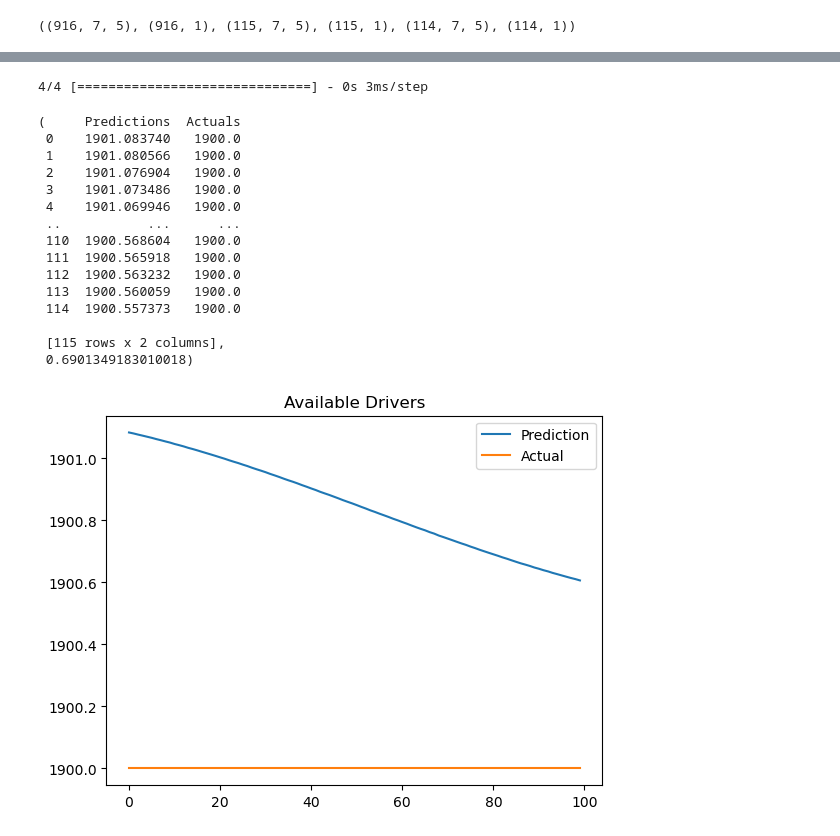
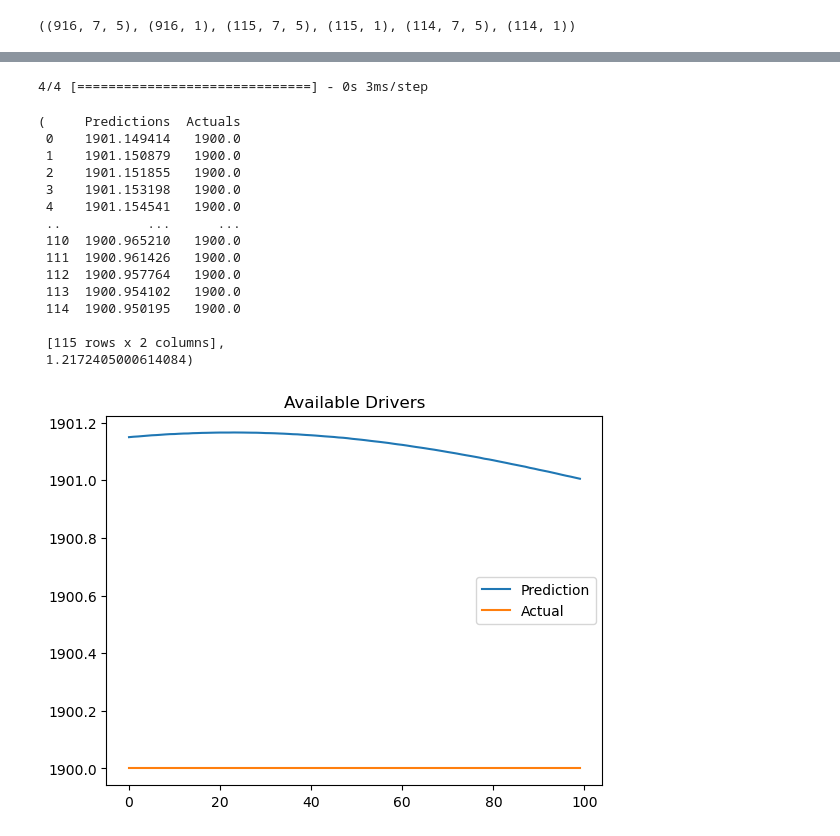
Before and after one commit to JC-Lino/Automation-of-Standby-Duty-Planning-for-Rescue-Drivers-via-a-Forecasting, a Jupyter notebook: Code.ipynb, the cells around one changed output, grey strips where cells are left out. Drawn from its saved outputs; the diff is of its cells as text; code cells hidden in the pictures.

```diff
--- a/Code.ipynb
+++ b/Code.ipynb
@@ -911,21 +912,21 @@ plot_predictions2(model_available, X_test2, y_test2)
 # %%
-plot_predictions2(model2, X_val2, y_val2)
+plot_predictions2(model_available, X_val2, y_val2)
 # %% [output]
 4/4 [==============================] - 0s 3ms/step
 (     Predictions  Actuals
- 0    1901.083740   1900.0
- 1    1901.080566   1900.0
- 2    1901.076904   1900.0
- 3    1901.073486   1900.0
- 4    1901.069946   1900.0
+ 0    1901.149414   1900.0
+ 1    1901.150879   1900.0
+ 2    1901.151855   1900.0
+ 3    1901.153198   1900.0
+ 4    1901.154541   1900.0
  ..           ...      ...
- 110  1900.568604   1900.0
- 111  1900.565918   1900.0
- 112  1900.563232   1900.0
- 113  1900.560059   1900.0
- 114  1900.557373   1900.0
+ 110  1900.965210   1900.0
+ 111  1900.961426   1900.0
+ 112  1900.957764   1900.0
+ 113  1900.954102   1900.0
+ 114  1900.950195   1900.0
 
  [115 rows x 2 columns],
- 0.6901349183010018)
+ 1.2172405000614084)
-[figure, old version]
+[figure, new version]
 # %%
```
Also changed, not shown: parts of 22 cells of this notebook, 1 other file.
